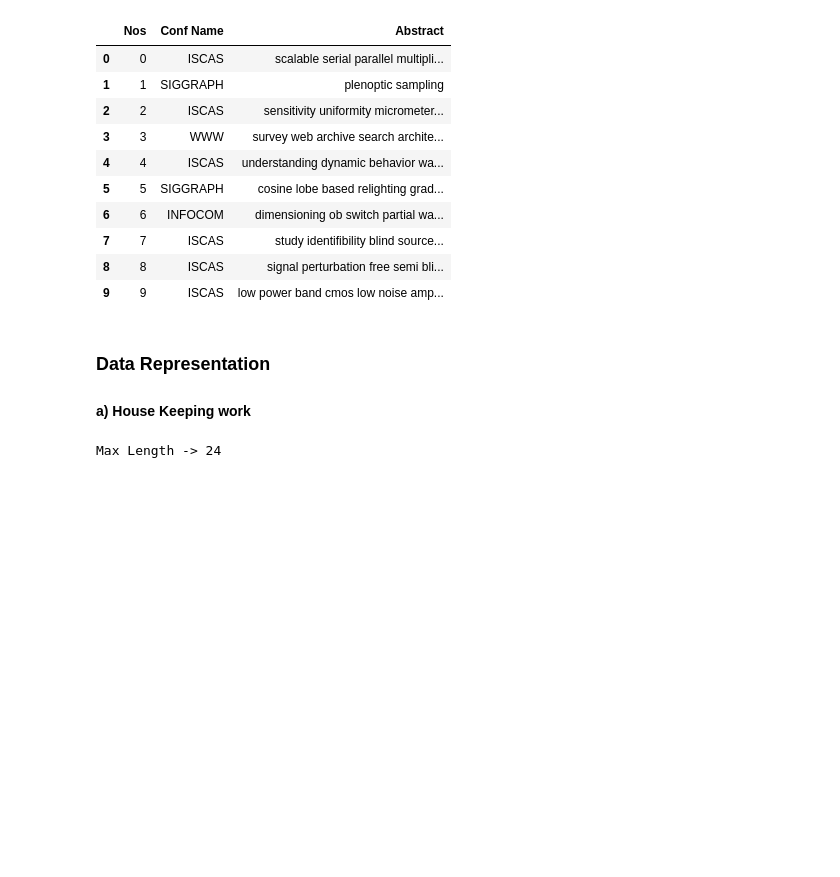
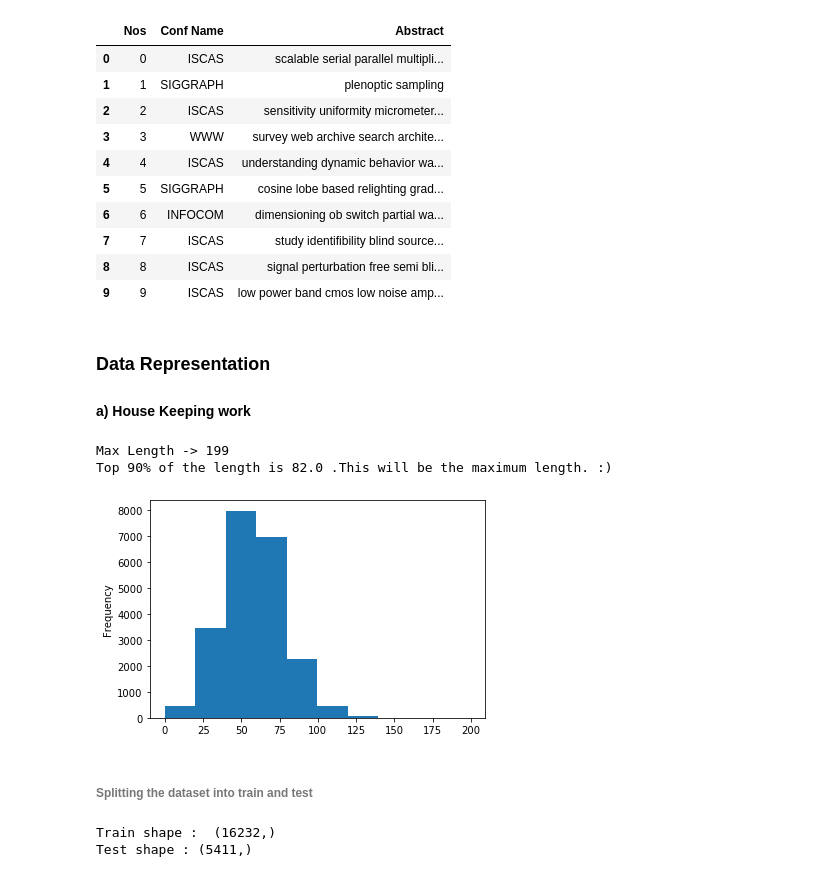
Before and after one commit to theGuyWithBlackTie/Conference-Proceedings---Text-Classification, a Jupyter notebook: Conference Proceedings - Text Classification.ipynb, the cells around one changed output. Drawn from its saved outputs; the diff is of its cells as text; code cells hidden in the pictures; blank space fills up the shorter version.

```diff
--- a/Conference Proceedings - Text Classification.ipynb
+++ b/Conference Proceedings - Text Classification.ipynb
@@ -102,20 +105,39 @@ data.head(10)
 ### Data Representation
 
 #### a) House Keeping work
-# %%
-#Splitting the dataset into X & Y and followed by Test and Train data
-X = data['Abstract']
-Y = data['Conf Name']
-
-max_len = 0
-def calculate_maxlength(sentence):
-    global max_len
-    text = str(sentence)
-    length = len(text.split())
-    if(length > max_len):
-        max_len = length
-
-data['Abstract'].apply(calculate_maxlength)
-print('Max Length ->',max_len)
-# %% [output]
-Max Length -> 24
+# %%
+#Calculating max length of the sentence.
+X = data['Abstract']
+Y = data['Conf Name']
+
+max_len = 0
+def calculate_maxlength(sentence):
+    global max_len
+    text = str(sentence)
+    length = len(text)
+    if(length > max_len):
+        max_len = length
+
+data['Abstract'].apply(calculate_maxlength)
+print('Max Length ->',max_len)
+
+#Another way to calculate max length
+data['len'] = data['Abstract'].apply(lambda s: len(s))
+data['len'].plot.hist(bins=10)
+max_len = data.len.quantile(0.9) #This gives top 90% of the length. Which came out to be 82. Max length is 199 but it is rare in dataset. Hence we're taking 90%.
+print('Top 90% of the length is',max_len,'.This will be the maximum length. :)')
+# %% [output]
+Max Length -> 199
+Top 90% of the length is 82.0 .This will be the maximum length. :)
+[figure, added]
+# %% [markdown]
+###### Splitting the dataset into train and test
+# %%
+train_X, test_X, train_Y, test_Y = train_test_split(data['Abstract'], data['Conf Name'],
+                                                    stratify=data['Conf Name'], test_size=0.25)
+
+print("Train shape : ", train_X.shape)
+print("Test shape :", test_X.shape)
+# %% [output]
+Train shape :  (16232,)
+Test shape : (5411,)
```
Also changed, not shown: parts of 10 cells of this notebook.
